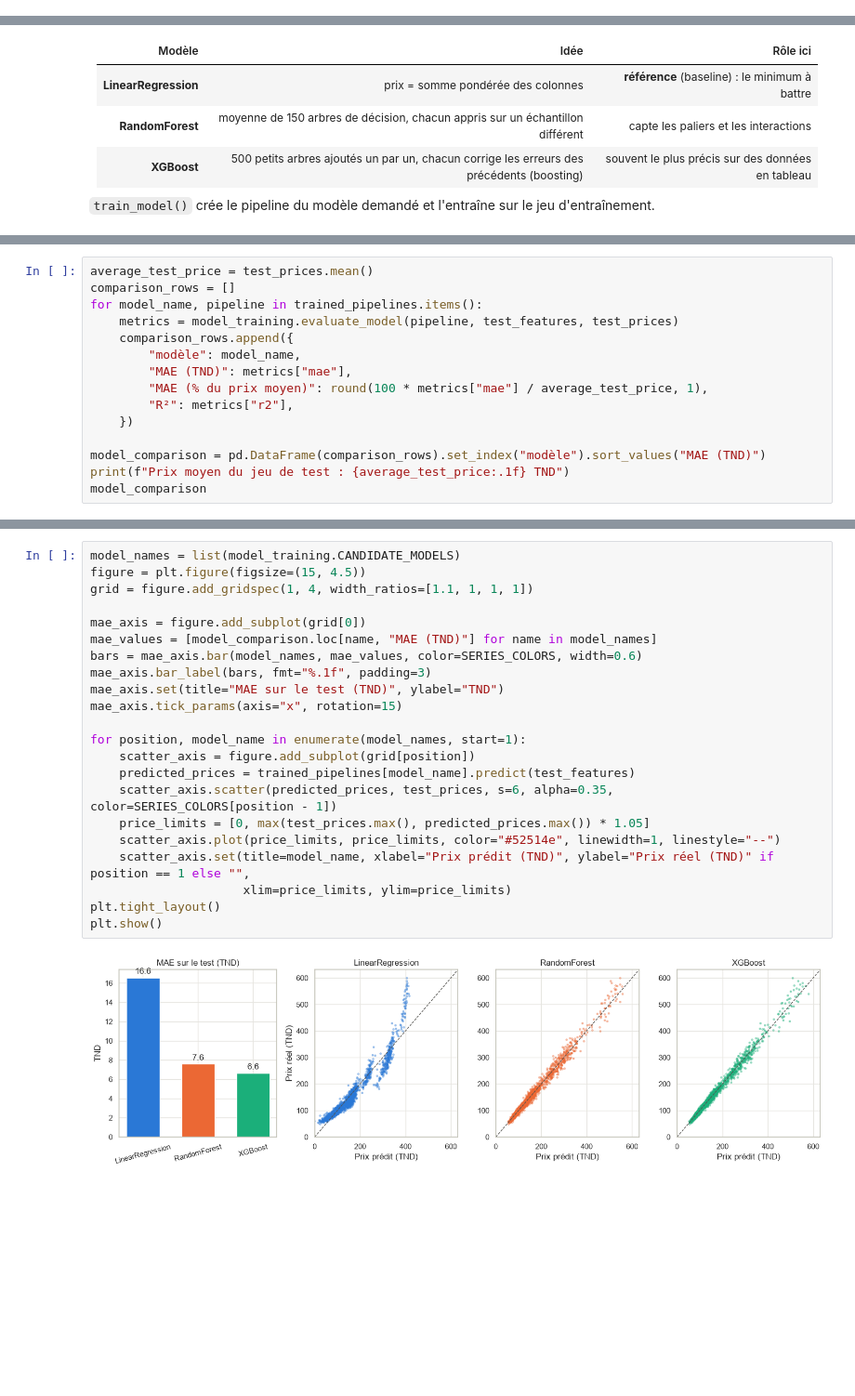
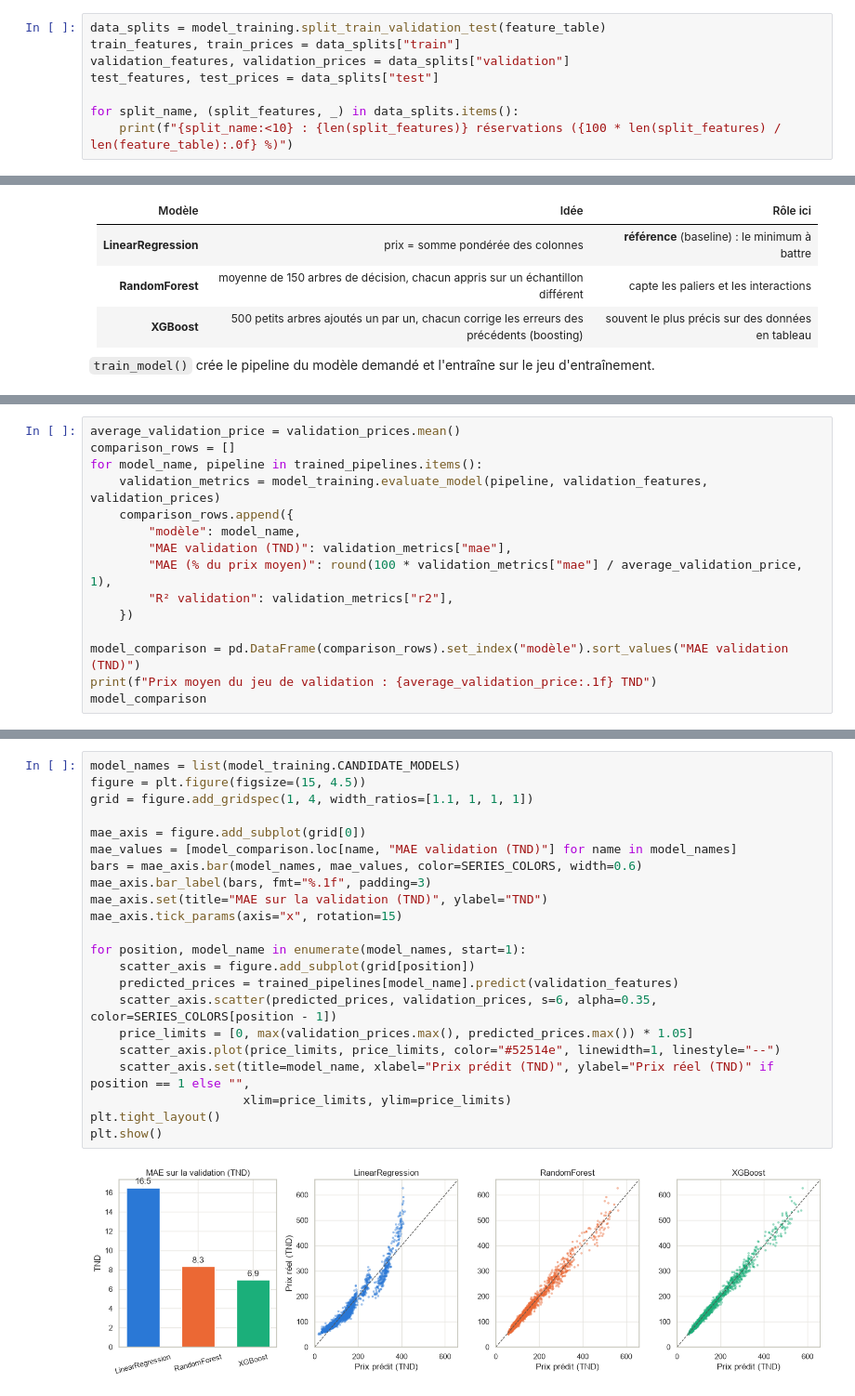
Before and after one commit to seddik123ss/location-voitures, a Jupyter notebook: services/ml-service/notebooks/price_model_training.ipynb, the cells around one changed output, grey strips where cells are left out. Shown at 93% size. Drawn from its saved outputs; the diff is of its cells as text; blank space fills up the shorter version.

```diff
--- a/services/ml-service/notebooks/price_model_training.ipynb
+++ b/services/ml-service/notebooks/price_model_training.ipynb
@@ -215,0 +221,8 @@ Test         : 2000 réservations
+# %%
+data_splits = model_training.split_train_validation_test(feature_table)
+train_features, train_prices = data_splits["train"]
+validation_features, validation_prices = data_splits["validation"]
+test_features, test_prices = data_splits["test"]
+
+for split_name, (split_features, _) in data_splits.items():
+    print(f"{split_name:<10} : {len(split_features)} réservations ({100 * len(split_features) / len(feature_table):.0f} %)")
@@ -283,16 +301,16 @@ On ajoute la MAE en % du prix moyen pour la lire plus facilement.
 # %%
-average_test_price = test_prices.mean()
+average_validation_price = validation_prices.mean()
 comparison_rows = []
 for model_name, pipeline in trained_pipelines.items():
-    metrics = model_training.evaluate_model(pipeline, test_features, test_prices)
+    validation_metrics = model_training.evaluate_model(pipeline, validation_features, validation_prices)
     comparison_rows.append({
         "modèle": model_name,
-        "MAE (TND)": metrics["mae"],
-        "MAE (% du prix moyen)": round(100 * metrics["mae"] / average_test_price, 1),
-        "R²": metrics["r2"],
+        "MAE validation (TND)": validation_metrics["mae"],
+        "MAE (% du prix moyen)": round(100 * validation_metrics["mae"] / average_validation_price, 1),
+        "R² validation": validation_metrics["r2"],
     })
 
-model_comparison = pd.DataFrame(comparison_rows).set_index("modèle").sort_values("MAE (TND)")
-print(f"Prix moyen du jeu de test : {average_test_price:.1f} TND")
+model_comparison = pd.DataFrame(comparison_rows).set_index("modèle").sort_values("MAE validation (TND)")
+print(f"Prix moyen du jeu de validation : {average_validation_price:.1f} TND")
 model_comparison
 # %% [output]
@@ -310,27 +328,27 @@ plus les points sont collés à la diagonale, meilleures sont les prédictions.
 # %%
 model_names = list(model_training.CANDIDATE_MODELS)
 figure = plt.figure(figsize=(15, 4.5))
 grid = figure.add_gridspec(1, 4, width_ratios=[1.1, 1, 1, 1])
 
 mae_axis = figure.add_subplot(grid[0])
-mae_values = [model_comparison.loc[name, "MAE (TND)"] for name in model_names]
+mae_values = [model_comparison.loc[name, "MAE validation (TND)"] for name in model_names]
 bars = mae_axis.bar(model_names, mae_values, color=SERIES_COLORS, width=0.6)
 mae_axis.bar_label(bars, fmt="%.1f", padding=3)
-mae_axis.set(title="MAE sur le test (TND)", ylabel="TND")
+mae_axis.set(title="MAE sur la validation (TND)", ylabel="TND")
 mae_axis.tick_params(axis="x", rotation=15)
 
 for position, model_name in enumerate(model_names, start=1):
     scatter_axis = figure.add_subplot(grid[position])
-    predicted_prices = trained_pipelines[model_name].predict(test_features)
-    scatter_axis.scatter(predicted_prices, test_prices, s=6, alpha=0.35, color=SERIES_COLORS[position - 1])
-    price_limits = [0, max(test_prices.max(), predicted_prices.max()) * 1.05]
+    predicted_prices = trained_pipelines[model_name].predict(validation_features)
+    scatter_axis.scatter(predicted_prices, validation_prices, s=6, alpha=0.35, color=SERIES_COLORS[position - 1])
+    price_limits = [0, max(validation_prices.max(), predicted_prices.max()) * 1.05]
     scatter_axis.plot(price_limits, price_limits, color="#52514e", linewidth=1, linestyle="--")
     scatter_axis.set(title=model_name, xlabel="Prix prédit (TND)", ylabel="Prix réel (TND)" if position == 1 else "",
                      xlim=price_limits, ylim=price_limits)
 plt.tight_layout()
 plt.show()
 # %% [output]
-[figure, old version]
+[figure, new version]
 # %% [markdown]
 ## 8. Choisir le meilleur modèle
 
```
Also changed, not shown: parts of 22 cells of this notebook, 4 other files.
